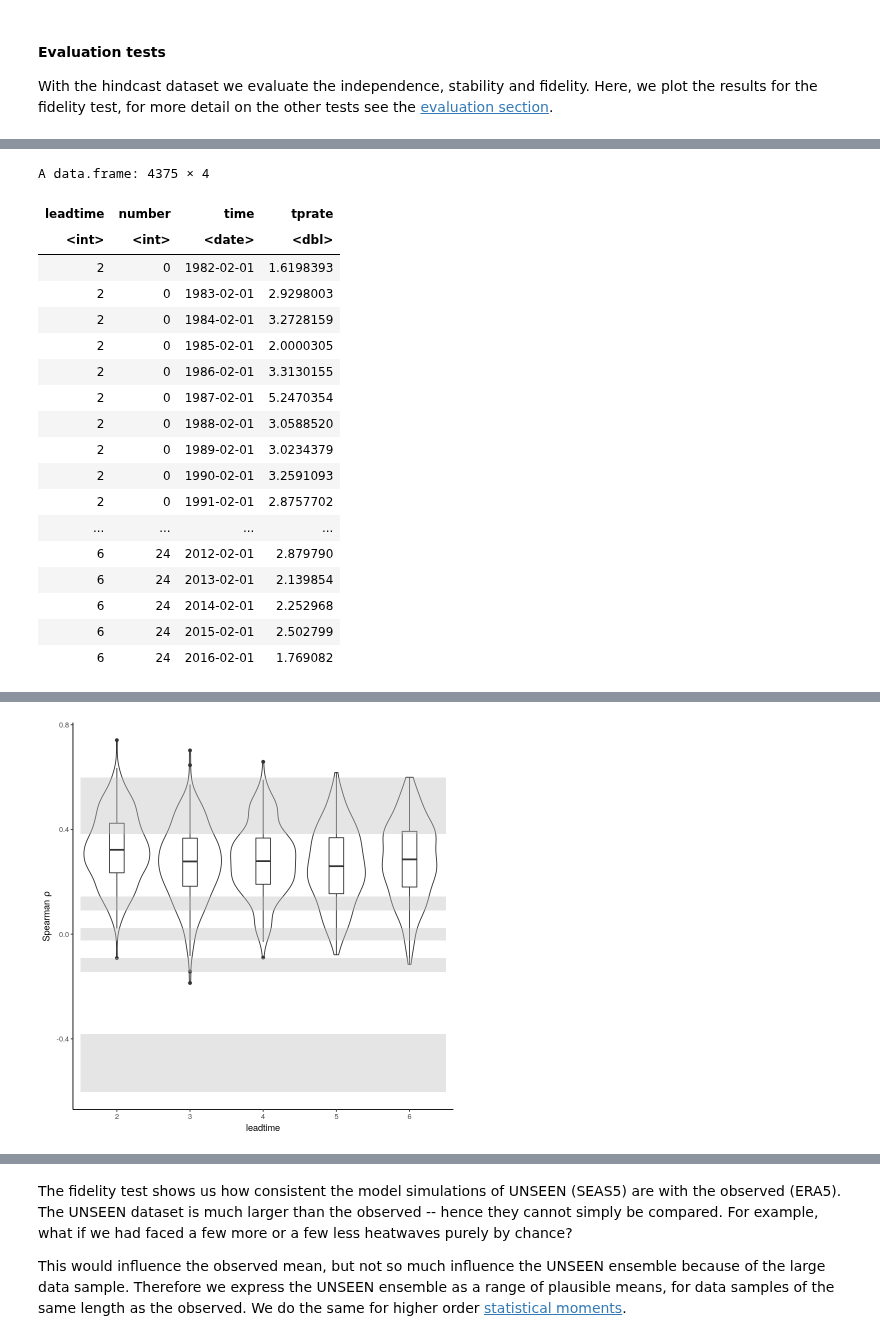
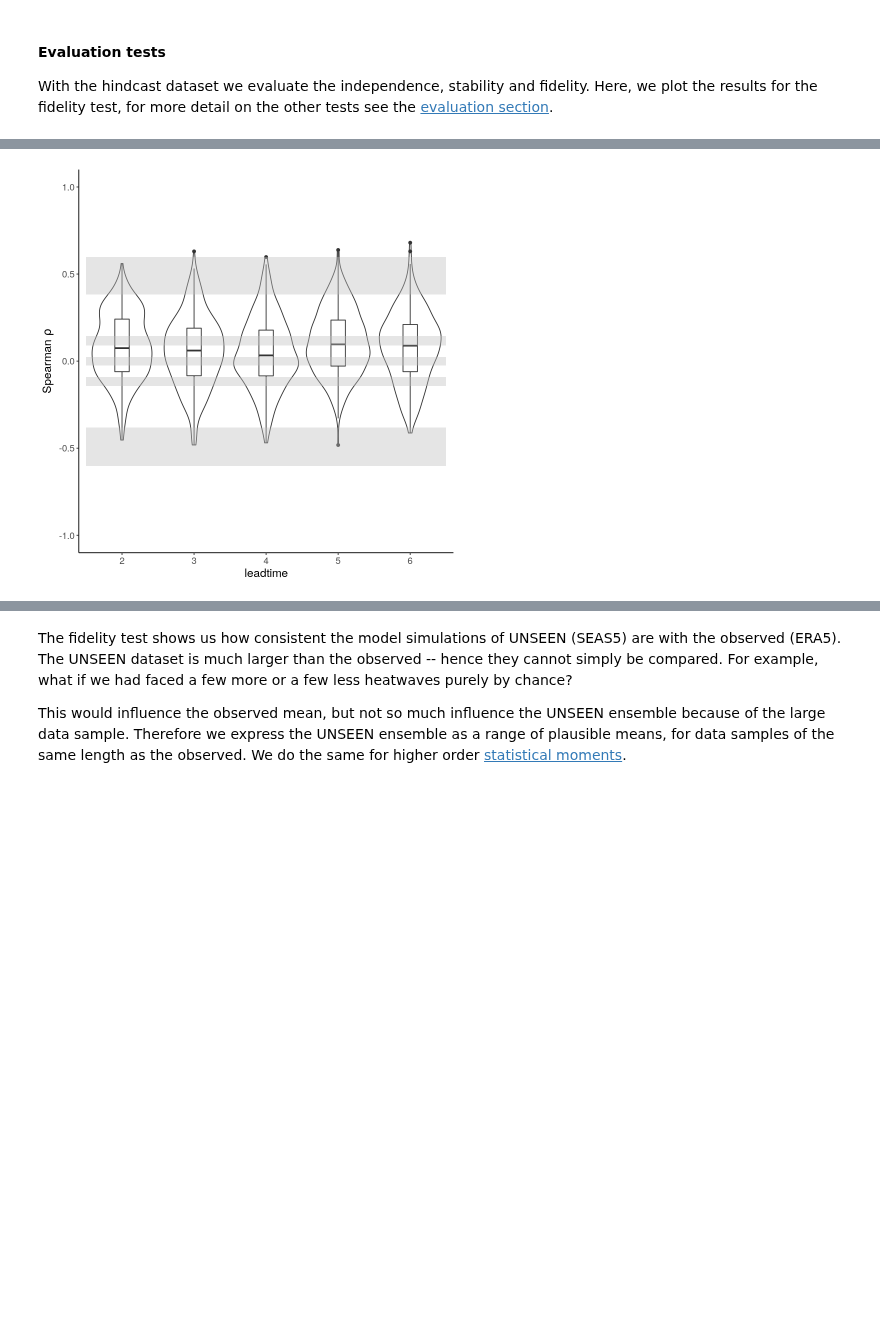
Before and after one commit to ECMWFCode4Earth/UNSEEN-open, a Jupyter notebook: doc/Notebooks/examples/California_Fires.ipynb, the cells around one changed output, grey strips where cells are left out. Cells and saved outputs as stored; diff of their text form; code cells hidden in the pictures; blank space fills up the shorter version.

```diff
--- a/doc/Notebooks/examples/California_Fires.ipynb
+++ b/doc/Notebooks/examples/California_Fires.ipynb
@@ -199,11 +214,11 @@ unseen_timeseries(
 #### Evaluation tests
 With the hindcast dataset we evaluate the independence, stability and fidelity. Here, we plot the results for the fidelity test, for more detail on the other tests see the [evaluation section](../3.Evaluate/3.Evaluate.ipynb).
 # %%
-SEAS5_California_events_hindcast
-SEAS5_UK
-
-independence_test(
+Independence_California = independence_test(
     ensemble = SEAS5_California_events_hindcast,
     var_name = "t2m"
     )
+
+Independence_California +
+    theme(text = element_text(size = 14))
 # %% [output]
@@ -229,19 +228,0 @@ A data.frame: 4500 × 4
-A data.frame: 4375 × 4
-| leadtime | number | time | tprate |
-| <int> | <int> | <date> | <dbl> |
-| 2 | 0 | 1982-02-01 | 1.6198393 |
-| 2 | 0 | 1983-02-01 | 2.9298003 |
-| 2 | 0 | 1984-02-01 | 3.2728159 |
-| 2 | 0 | 1985-02-01 | 2.0000305 |
-| 2 | 0 | 1986-02-01 | 3.3130155 |
-| 2 | 0 | 1987-02-01 | 5.2470354 |
-| 2 | 0 | 1988-02-01 | 3.0588520 |
-| 2 | 0 | 1989-02-01 | 3.0234379 |
-| 2 | 0 | 1990-02-01 | 3.2591093 |
-| 2 | 0 | 1991-02-01 | 2.8757702 |
-| ... | ... | ... | ... |
-| 6 | 24 | 2012-02-01 | 2.879790 |
-| 6 | 24 | 2013-02-01 | 2.139854 |
-| 6 | 24 | 2014-02-01 | 2.252968 |
-| 6 | 24 | 2015-02-01 | 2.502799 |
-| 6 | 24 | 2016-02-01 | 1.769082 |
@@ -252 +229 @@ Warning message:
-[figure, old version]
+[figure, new version]
```
Also changed, not shown: parts of 51 cells of this notebook, 3 other files.
